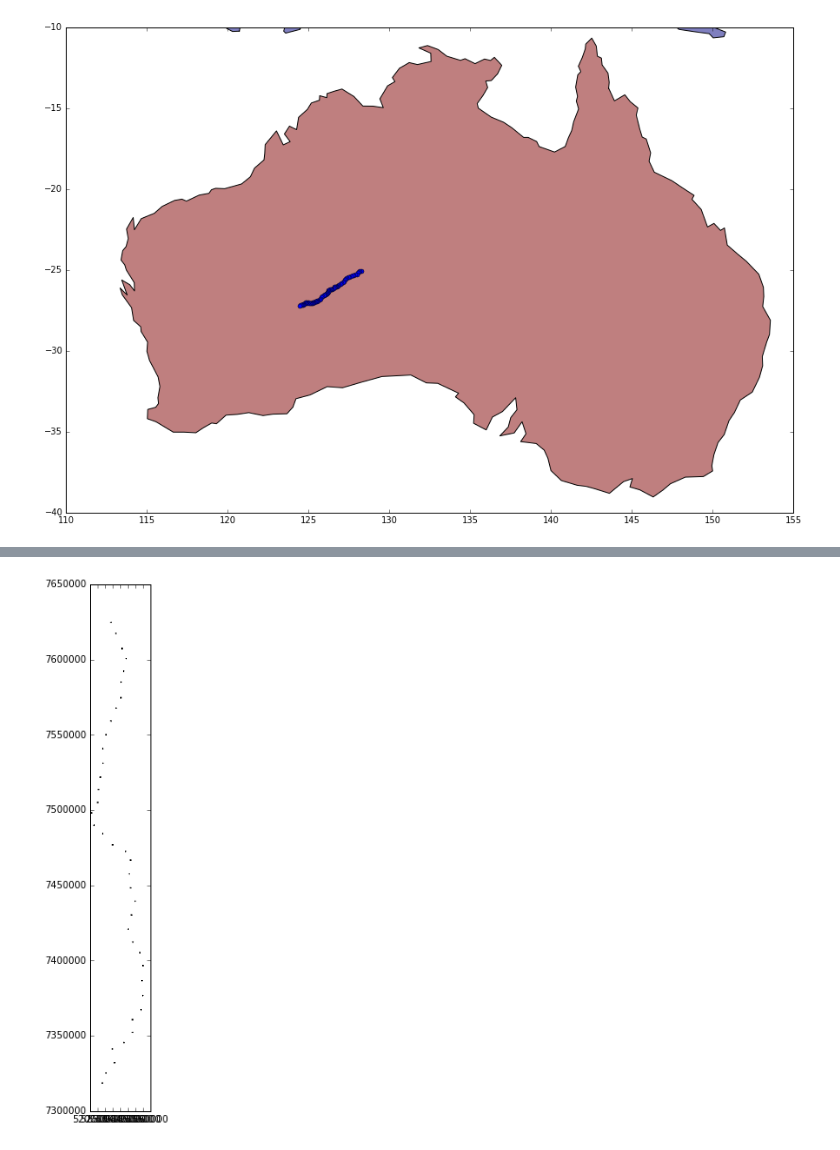
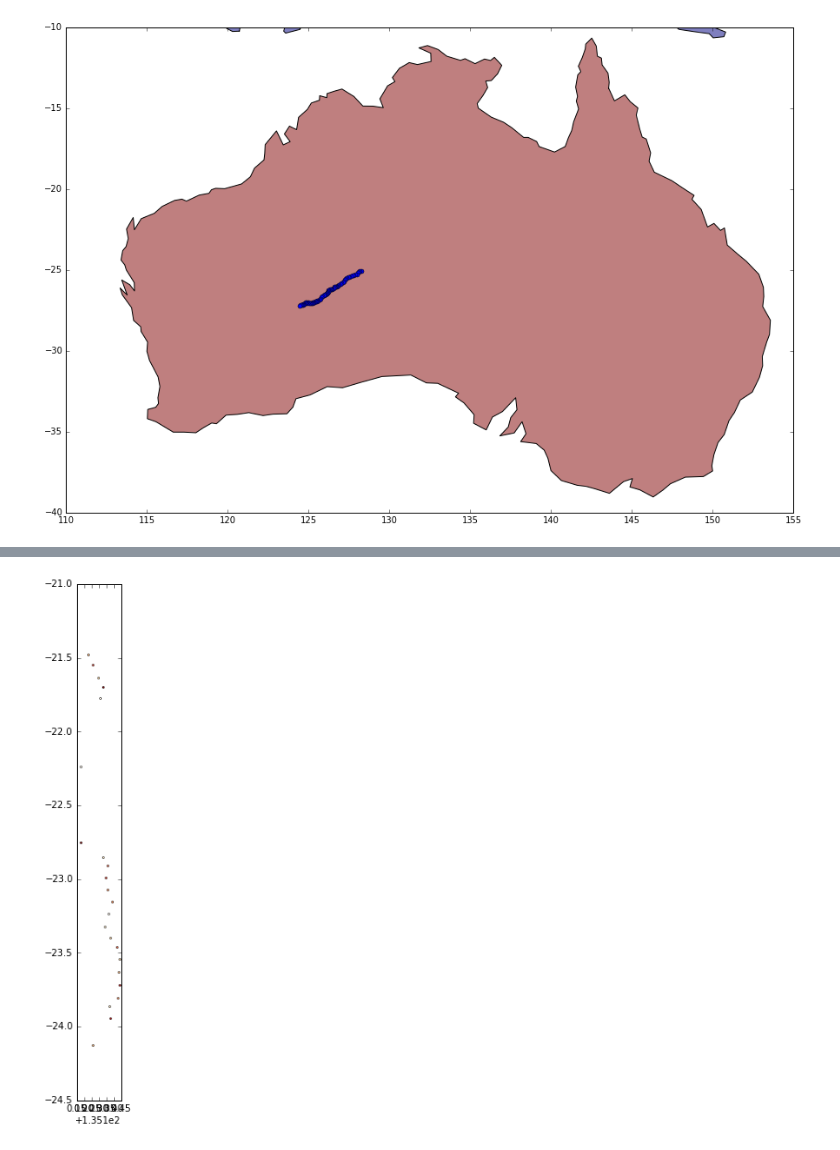
Before and after one commit to MTgeophysics/mtpy, a Jupyter notebook: examples/notebooks/geopandas_MT_survey_sites.ipynb, the cells around one changed output, grey strips where cells are left out. Cells and saved outputs as stored; diff of their text form; code cells hidden in the pictures.

Commit message:
update three ipynb for geopandas MT sites shapefiles

```diff
--- a/examples/notebooks/geopandas_MT_survey_sites.ipynb
+++ b/examples/notebooks/geopandas_MT_survey_sites.ipynb
@@ -30,0 +82,10 @@ mpl.rcParams['figure.figsize']=[30,10]
+# %%
+
+EDI_DIR='/Softlab/Data/MT_datasets/728889/EDI_files'
+
+edi_files = glob.glob(os.path.join(EDI_DIR, "*.edi"))
+
+if (len(edi_files)<1):
+    raise Exception("No edi files found!!!")
+
+lat_lon_depth=process_edifiles(edi_files)
@@ -30,0 +155,6 @@ mpl.rcParams['figure.figsize']=[30,10]
+# %%
+
+mygdf.crs= "+proj=longlat +ellps=WGS84 +datum=WGS84 +no_defs"
+
+mt_survey_loc_shp = os.path.join(EDI_DIR,'mt_survey_sites.shp')
+mygdf.to_file(mt_survey_loc_shp, driver='ESRI Shapefile')
@@ -245,10 +396,14 @@ shpf3.plot(ax=myax, figsize=(10, 6),  marker='o', color='blue', markersize=5);
 #Phase Tensor shape files and Tipper (Real/Imag) Shape Files
 
 #shpfile=r'E:\MT_shape_files\Tip_1.4286s_WGS84_imag.shp'
-shpfile=r'/Softlab/Data/MT_datasets/728889/Phase_Tensor_Shapes/Tip_2s_WGS84_imag.shp'
+#shpfile=r'/Softlab/Data/MT_datasets/728889/Phase_Tensor_Shapes/Tip_2s_WGS84_imag.shp'
+shpfile=mt_survey_loc_shp
+
 shpf=gpd.GeoDataFrame.from_file(shpfile)
 
 #shpf['phi_max'].plot(marker='*', markersize=14)
 
 shpf.plot(cmap='OrRd', scheme='quantiles');  #(marker='o', color='red', markersize=5)
+print mt_survey_loc_shp
+print shpf.shape
 # %% [output]
@@ -255 +414 @@ shpf.plot(cmap='OrRd', scheme='quantiles');  #(marker='o', color='red', markersi
-[figure, old version]
+[figure, new version]
```
Also changed, not shown: parts of 19 cells of this notebook, 2 other files.
